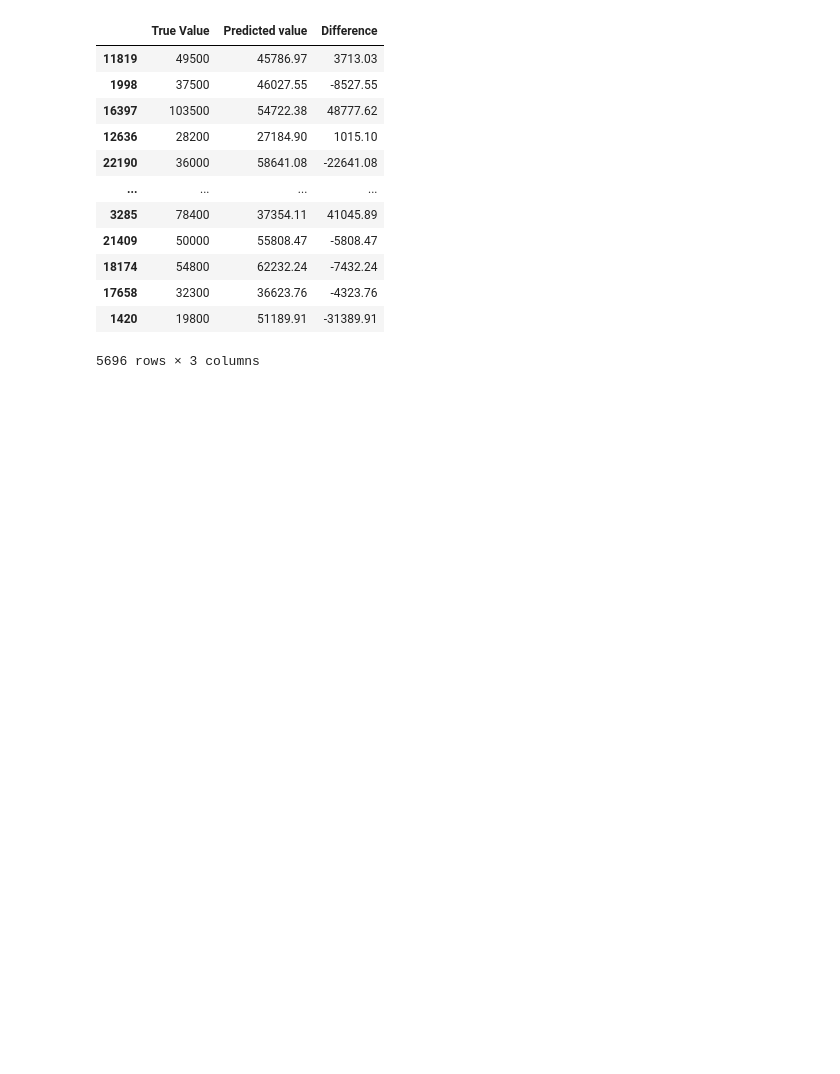
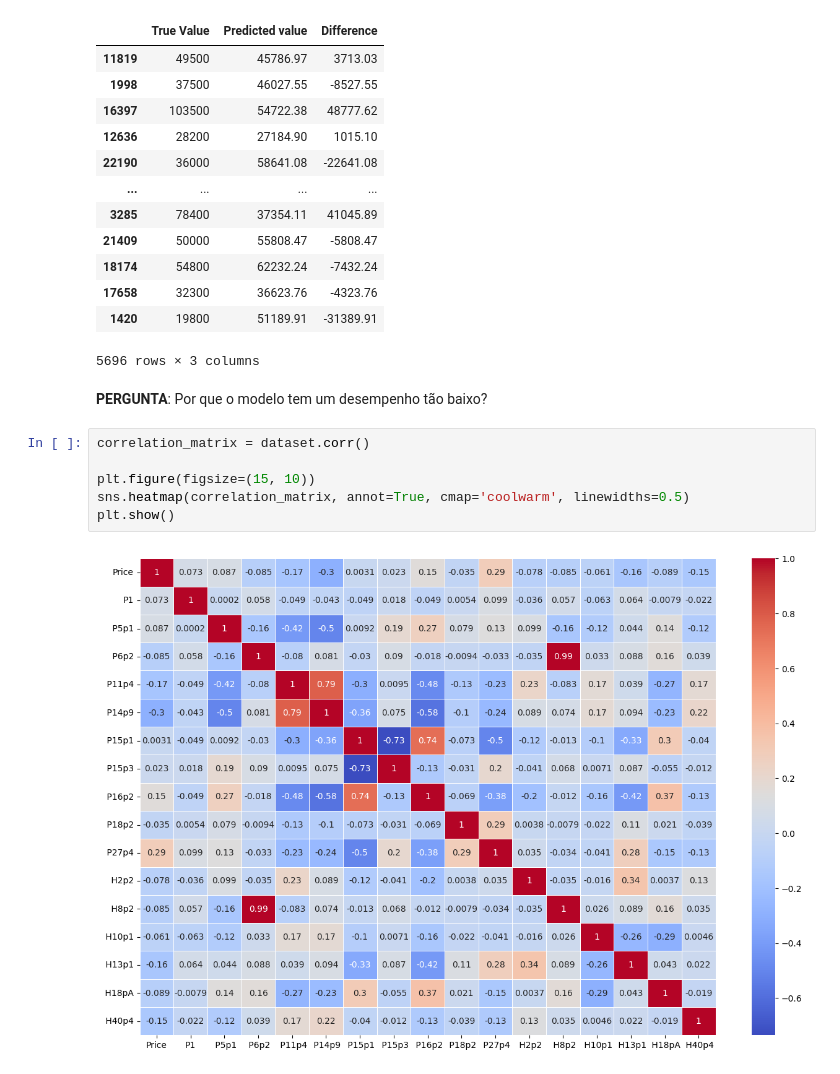
Before and after one commit to johnattandouglas/monitoria-ml, a Jupyter notebook: AM I/02a - regressao_linear.ipynb, the cells around one changed output. Drawn from its saved outputs; the diff is of its cells as text; blank space fills up the shorter version.

```diff
--- a/AM I/02a - regressao_linear.ipynb
+++ b/AM I/02a - regressao_linear.ipynb
@@ -98,3 +196,13 @@ pred_y_df
 | 17658 | 32300 | 36623.76 | -4323.76 |
 | 1420 | 19800 | 51189.91 | -31389.91 |
 5696 rows × 3 columns
+# %% [markdown]
+**PERGUNTA**: Por que o modelo tem um desempenho tão baixo?
+# %%
+correlation_matrix = dataset.corr()
+
+plt.figure(figsize=(15, 10))
+sns.heatmap(correlation_matrix, annot=True, cmap='coolwarm', linewidths=0.5)
+plt.show()
+# %% [output]
+[figure, added]
```
Also changed, not shown: parts of 36 cells of this notebook.
